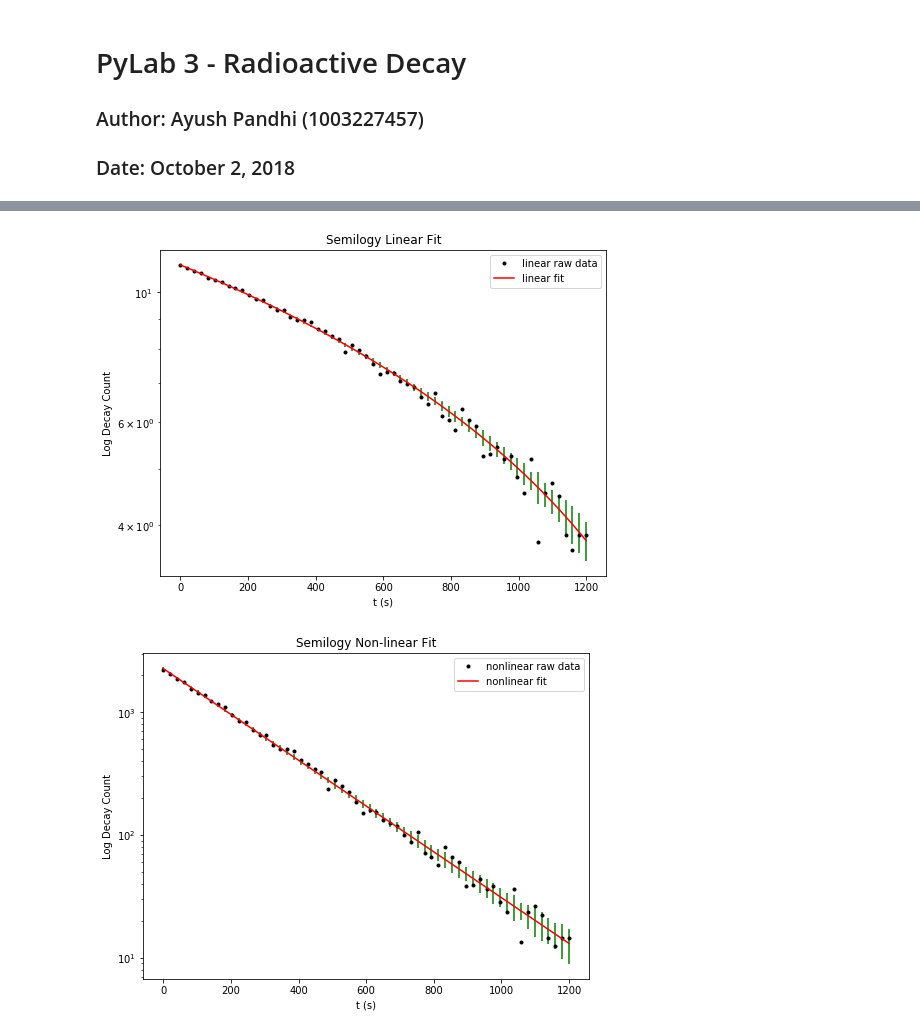
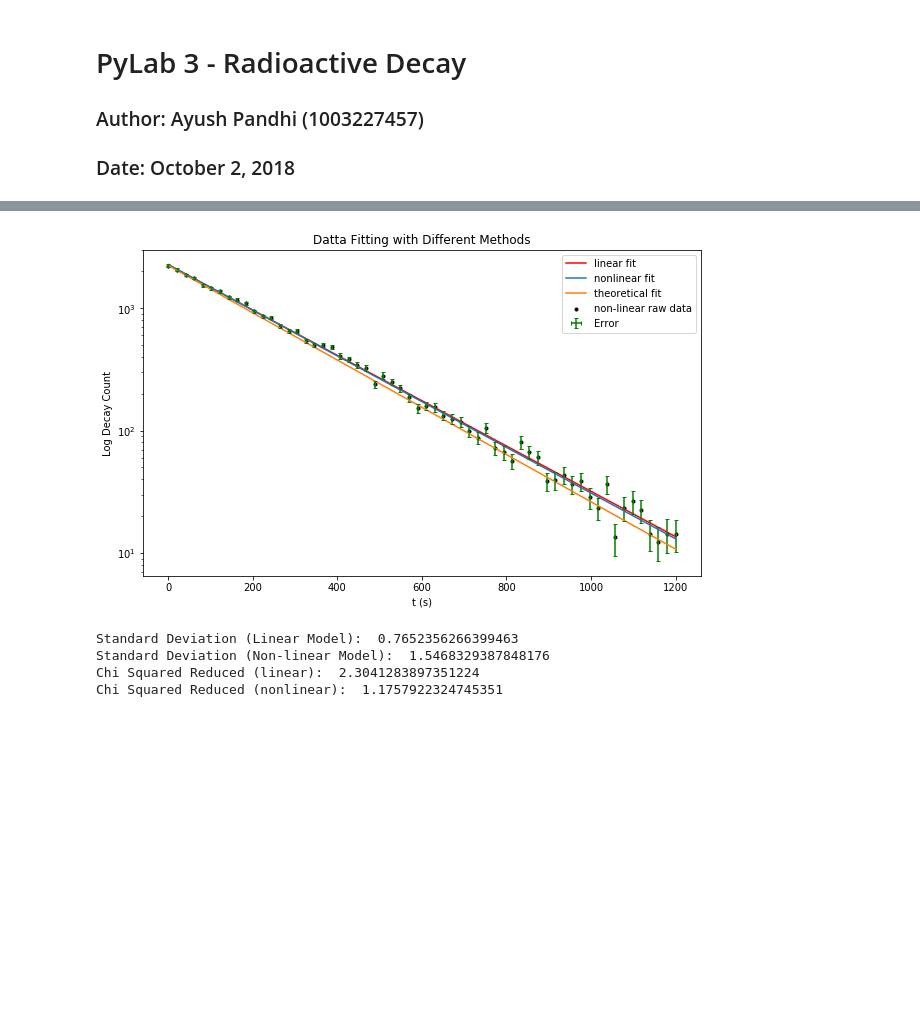
Before and after one commit to AyushPandhi/Pandhi_Ayush_PHY224, a Jupyter notebook: PyLab 3/PyLab 3.ipynb, the cells around one changed output, grey strips where cells are left out. Drawn from its saved outputs; the diff is of its cells as text; code cells hidden in the pictures; blank space fills up the shorter version.

```diff
--- a/PyLab 3/PyLab 3.ipynb
+++ b/PyLab 3/PyLab 3.ipynb
@@ -119,26 +122,46 @@ plt.show()
-# %%
-#plot using pylab.semilogy
-#'linear fit' from above
-plt.figure(figsize = (8,6))
-pylab.semilogy(t, logy, '.', color='k', label='linear raw data')
-pylab.semilogy(t, lin_output, 'r-', label='linear fit')
-plt.title('Semilogy Linear Fit')
-plt.xlabel('t (s)')
-plt.ylabel('Log Decay Count')
-plt.errorbar(t, lin_output, xerr=0, yerr=logsigma, linestyle='none', ecolor='g')
-plt.legend()
-plt.show()
-
-#'nonlinear fit' from above
-plt.figure(figsize = (8,6))
-pylab.semilogy(t, count, '.', color='k', label='nonlinear raw data')
-pylab.semilogy(t, nonlin_output, 'r-', label='nonlinear fit')
-plt.title('Semilogy Non-linear Fit')
-plt.xlabel('t (s)')
-plt.ylabel('Log Decay Count')
-plt.errorbar(t, nonlin_output, xerr=0, yerr=sigma_signal, linestyle='none', ecolor='g')
-plt.legend()
-plt.show()
-# %% [output]
-[figure, removed]
-[figure, removed]
+# %%
+#Producing the same plot but with a log y axis
+
+#Overplotting linear fit, non-linear fit and theorethical
+plt.figure(figsize=(10,6))
+
+#Raw data
+plt.scatter(t, count, label = 'non-linear raw data', marker='.', color='k')
+
+#Linear fit
+lin_fit = 2**(p_opt_1[0]*t + p_opt_1[1])
+plt.plot(t, lin_fit, 'r-', label='linear fit')
+
+#Nonlinear fit
+nonlin_fit = nonlin_output
+plt.plot(t, nonlin_fit, label='nonlinear fit')
+
+#Theoretical fit
+theo_fit = (count[0])*(0.5**(t / 156)) #half life is 2.6min = 156 sec
+plt.plot(t, theo_fit, label='theoretical fit')
+plt.title('Datta Fitting with Different Methods')
+plt.yscale('log')
+plt.xlabel('t (s)')
+plt.ylabel('Log Decay Count')
+plt.errorbar(t, count, xerr=0, yerr=sigma_signal, linestyle='none', ecolor='g', label='Error', capsize=2)
+plt.legend()
+plt.show()
+# %% [output]
+[figure, added]
+# %%
+#Calculating standard deviation
+sigma_a_1 = np.sqrt(p_cov_1[0,0])/((p_opt_1[0])**2) #linear regression
+sigma_a_2 = np.sqrt(p_cov_2[0,0])/((p_opt_2[0])**2) #nonlinear regression
+print('Standard Deviation (Linear Model): ', sigma_a_1)
+print('Standard Deviation (Non-linear Model): ', sigma_a_2)
+
+#Calculating chi squared
+chi_sq = (1/65)*np.sum(((logy - lin_output)/logsigma)**2)
+chi_sq2 = (1/65)*np.sum(((count - nonlin_output)/sigma_signal)**2)
+print('Chi Squared Reduced (linear): ', chi_sq)
+print('Chi Squared Reduced (nonlinear): ', chi_sq2)
+# %% [output]
+Standard Deviation (Linear Model):  0.7652356266399463
+Standard Deviation (Non-linear Model):  1.5468329387848176
+Chi Squared Reduced (linear):  2.3041283897351224
+Chi Squared Reduced (nonlinear):  1.1757922324745351
```
Also changed, not shown: parts of 4 cells of this notebook, 1 other file.
